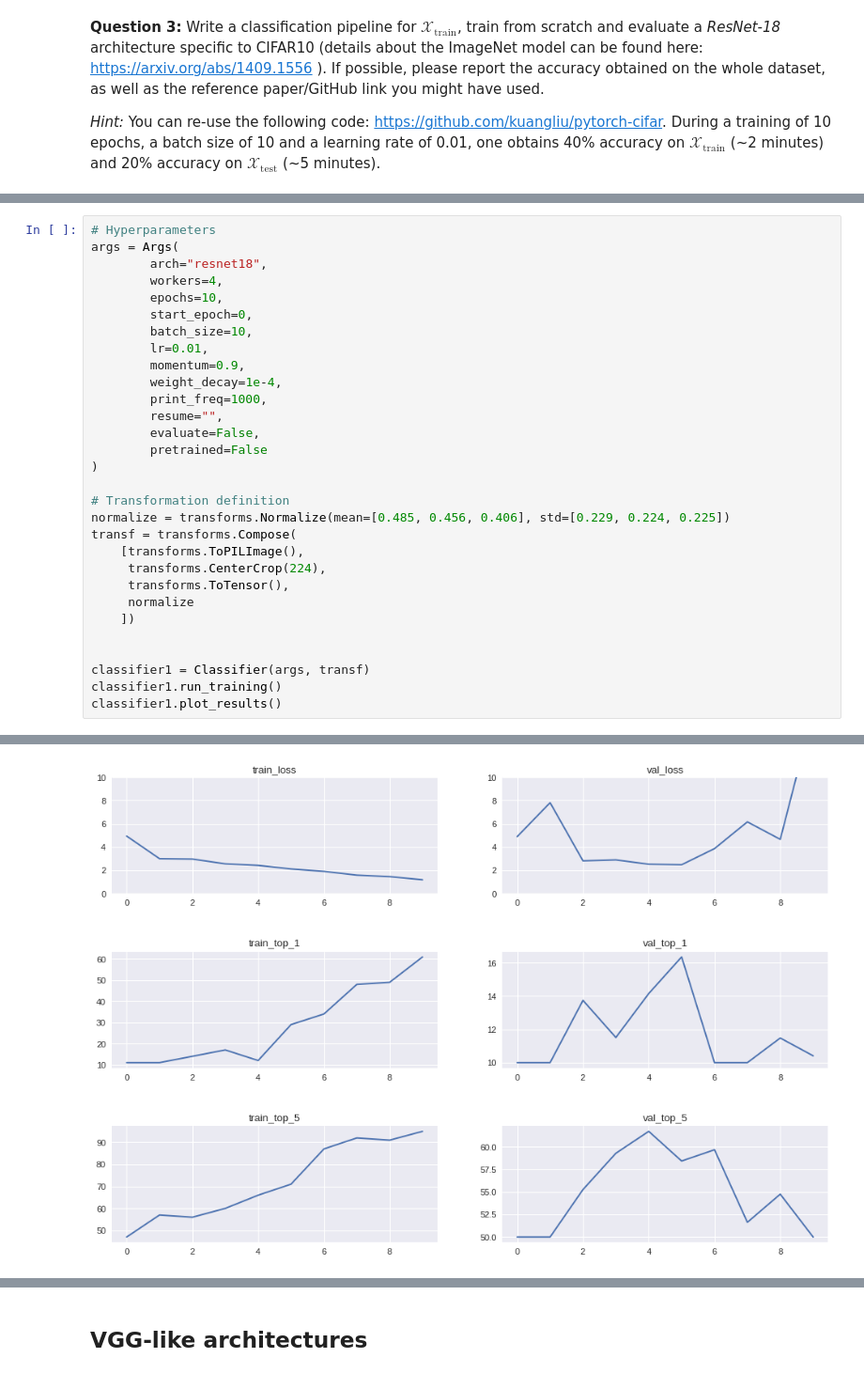
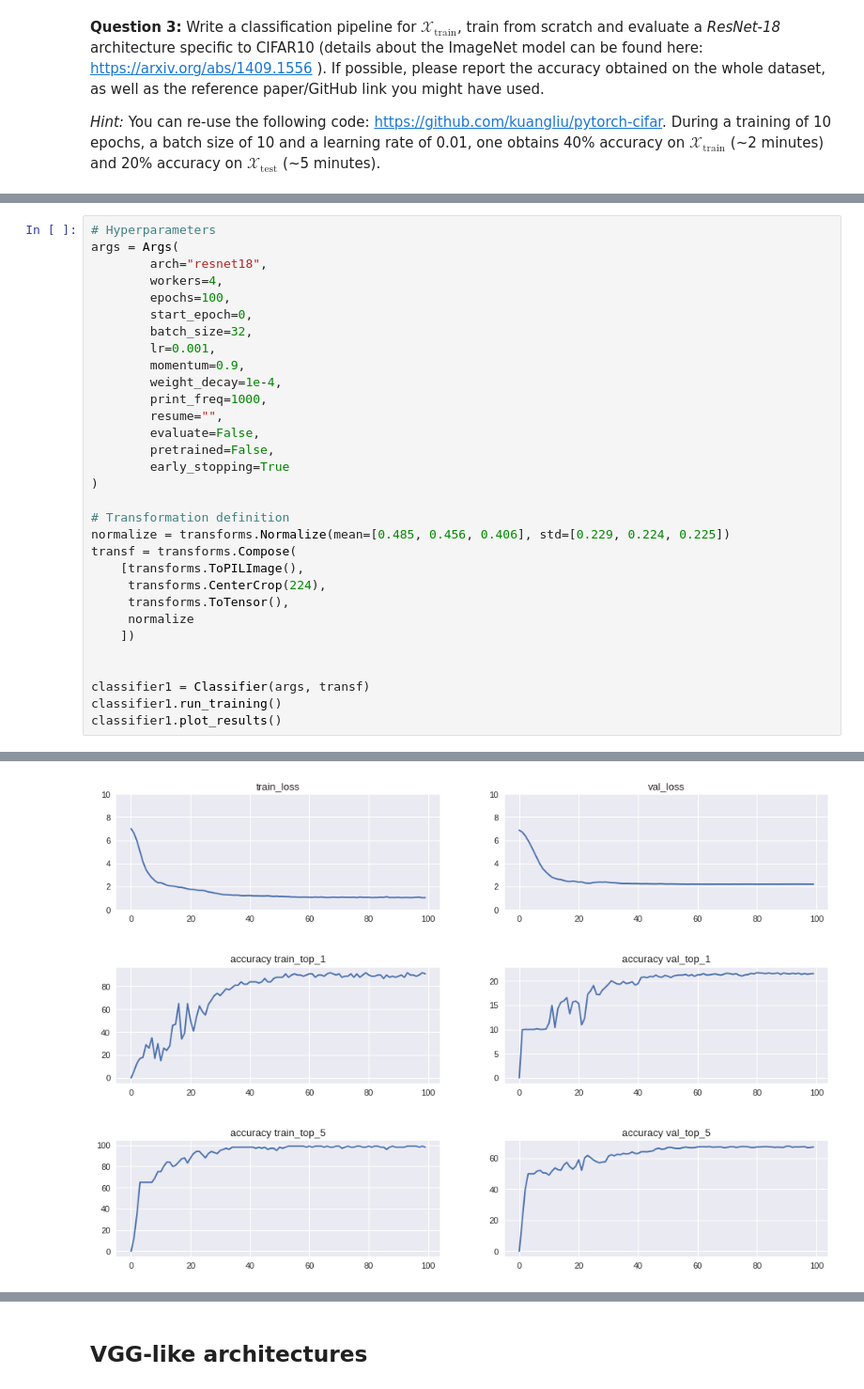
Before and after one commit to paulasquin/deep-learning-in-practice-cs, a Jupyter notebook: 3-TD_ADL.ipynb, the cells around one changed output, grey strips where cells are left out. Shown at 94% size. Saved outputs shown, nothing was run; the diff lists cells and outputs as text.

Commit message:
early stopping and top_n implementation

```diff
--- a/3-TD_ADL.ipynb
+++ b/3-TD_ADL.ipynb
@@ -735,16 +757,17 @@ class Classifier:
 args = Args(
         arch="resnet18",
         workers=4,
-        epochs=10,
+        epochs=100,
         start_epoch=0,
-        batch_size=10,
-        lr=0.01,
+        batch_size=32,
+        lr=0.001,
         momentum=0.9,
         weight_decay=1e-4,
         print_freq=1000,
         resume="",
         evaluate=False,
-        pretrained=False
+        pretrained=False,
+        early_stopping=True
 )
 
 # Transformation definition
@@ -786 +807 @@ Test: [0/1000]  Time 0.280 (0.280)      Loss 15.9771 (15.9771)  Prec@1 20.000 (2
-[figure, old version]
+[figure, new version]
```
Also changed, not shown: parts of 14 cells of this notebook.
